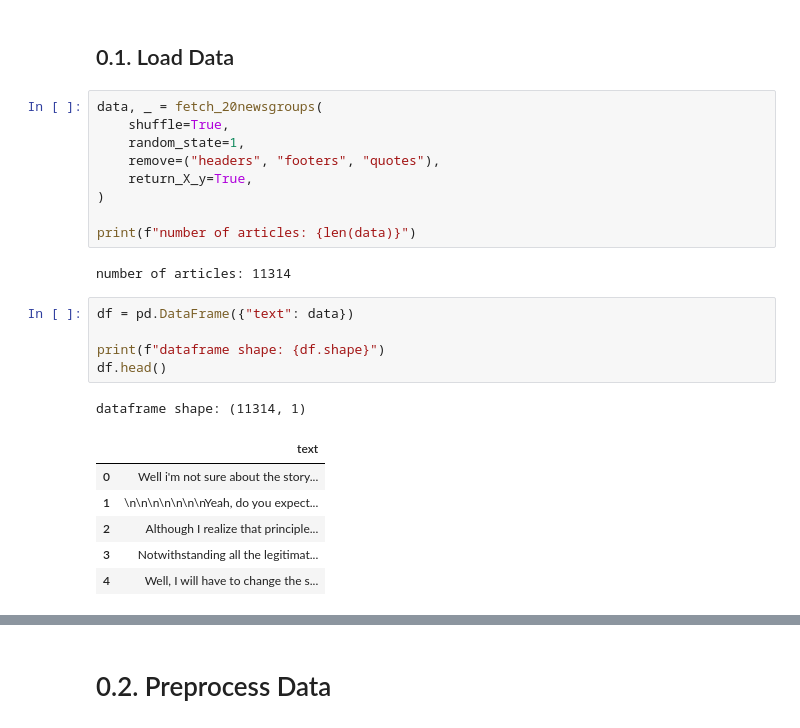
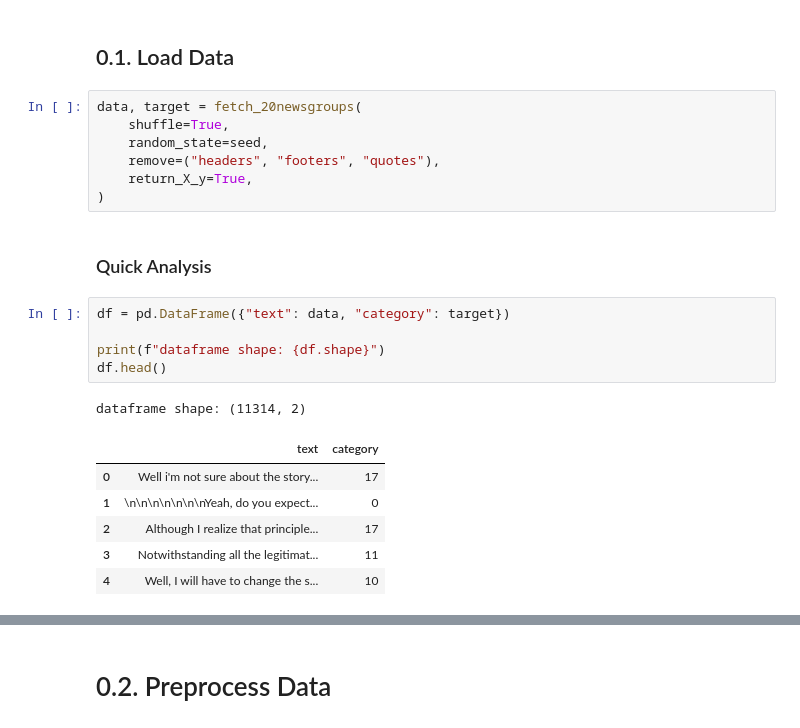
Before and after one commit to amr-galal/nlp101, a Jupyter notebook: topic_modeling/Topic Modeling.ipynb, the cells around one changed output, grey strips where cells are left out. Cells and saved outputs as stored; diff of their text form.

```diff
--- a/topic_modeling/Topic Modeling.ipynb
+++ b/topic_modeling/Topic Modeling.ipynb
@@ -50,26 +51,24 @@ from preprocessing.text_tokenizer import (
 # %% [markdown]
 ## 0.1. Load Data
 # %%
-data, _ = fetch_20newsgroups(
+data, target = fetch_20newsgroups(
     shuffle=True,
-    random_state=1,
+    random_state=seed,
     remove=("headers", "footers", "quotes"),
     return_X_y=True,
 )
-
-print(f"number of articles: {len(data)}")
-# %% [output]
-number of articles: 11314
+# %% [markdown]
+### Quick Analysis
 # %%
-df = pd.DataFrame({"text": data})
+df = pd.DataFrame({"text": data, "category": target})
 
 print(f"dataframe shape: {df.shape}")
 df.head()
 # %% [output]
-dataframe shape: (11314, 1)
+dataframe shape: (11314, 2)
-|  | text |
-| 0 | Well i'm not sure about the story... |
-| 1 | \n\n\n\n\n\n\nYeah, do you expect... |
-| 2 | Although I realize that principle... |
-| 3 | Notwithstanding all the legitimat... |
-| 4 | Well, I will have to change the s... |
+|  | text | category |
+| 0 | Well i'm not sure about the story... | 17 |
+| 1 | \n\n\n\n\n\n\nYeah, do you expect... | 0 |
+| 2 | Although I realize that principle... | 17 |
+| 3 | Notwithstanding all the legitimat... | 11 |
+| 4 | Well, I will have to change the s... | 10 |
```
Also changed, not shown: parts of 54 cells of this notebook, 4 other files.
